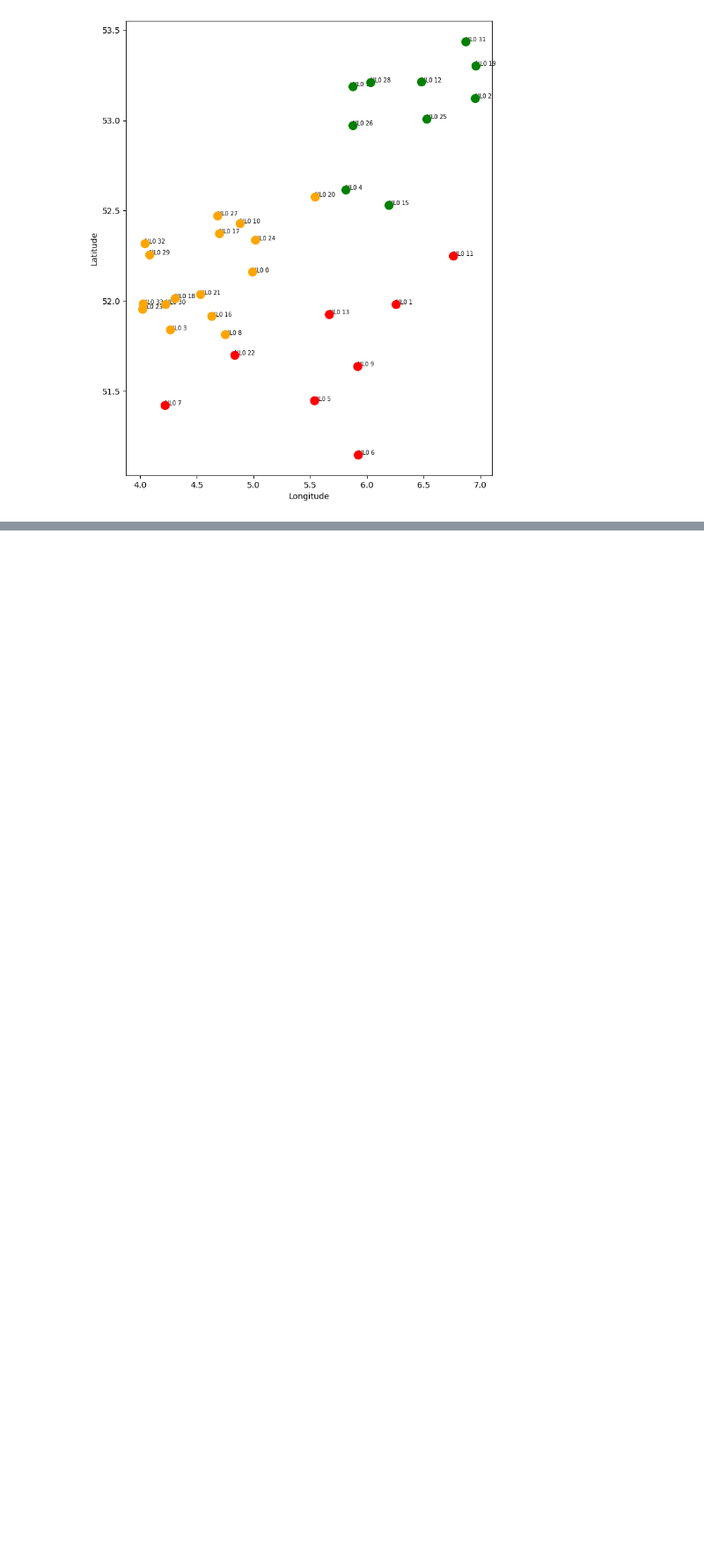
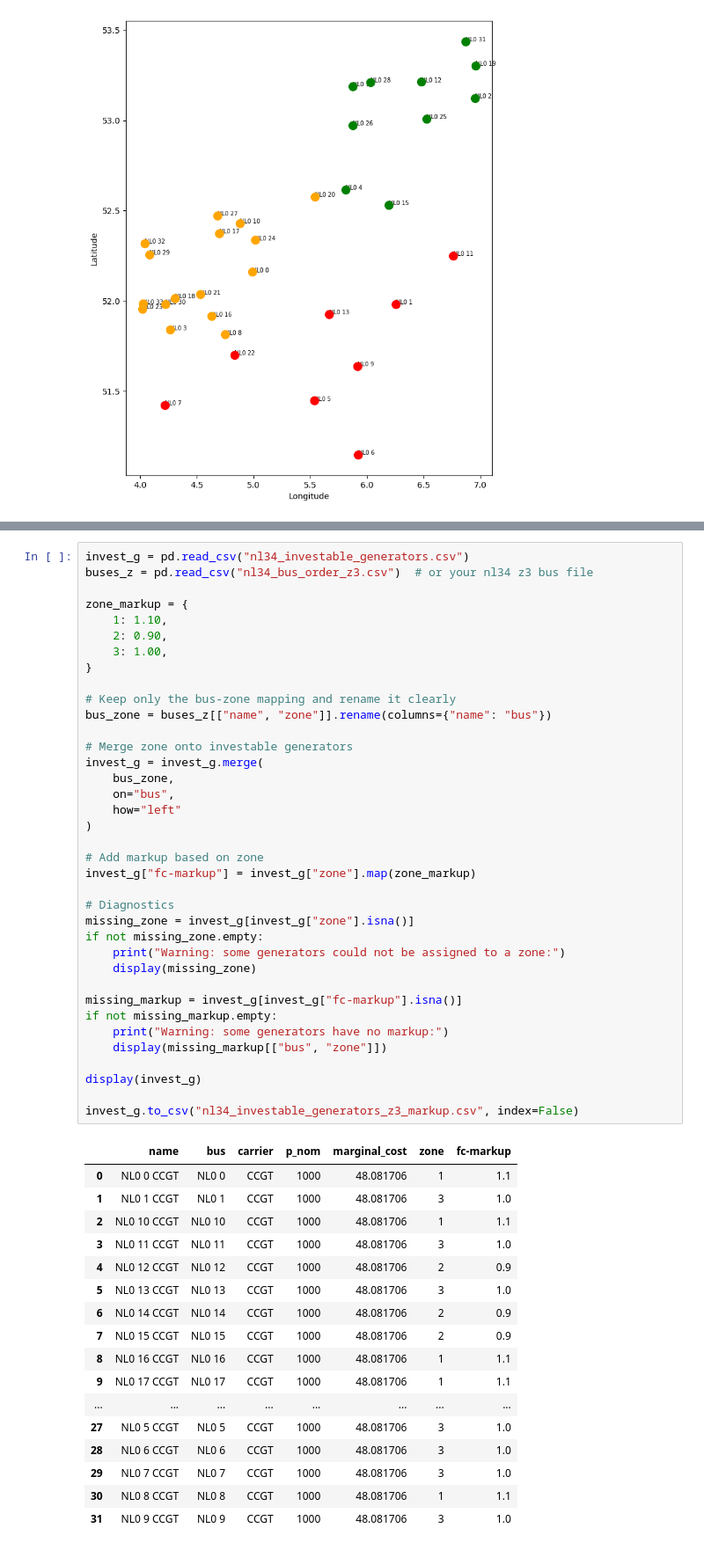
Before and after one commit to alexhtn163/locational-signals-cm, a Jupyter notebook: data/nl34-ptdf.ipynb, the cells around one changed output, grey strips where cells are left out. Shown at 88% size. Saved outputs shown, nothing was run; the diff lists cells and outputs as text; blank space fills up the shorter version.

```diff
--- a/data/nl34-ptdf.ipynb
+++ b/data/nl34-ptdf.ipynb
@@ -430,0 +483,55 @@ print(mec)
+# %%
+invest_g = pd.read_csv("nl34_investable_generators.csv")
+buses_z = pd.read_csv("nl34_bus_order_z3.csv")  # or your nl34 z3 bus file
+
+zone_markup = {
+    1: 1.10,
+    2: 0.90,
+    3: 1.00,
+}
+
+# Keep only the bus-zone mapping and rename it clearly
+bus_zone = buses_z[["name", "zone"]].rename(columns={"name": "bus"})
+
+# Merge zone onto investable generators
+invest_g = invest_g.merge(
+    bus_zone,
+    on="bus",
+    how="left"
+)
+
+# Add markup based on zone
+invest_g["fc-markup"] = invest_g["zone"].map(zone_markup)
+
+# Diagnostics
+missing_zone = invest_g[invest_g["zone"].isna()]
+if not missing_zone.empty:
+    print("Warning: some generators could not be assigned to a zone:")
+    display(missing_zone)
+
+missing_markup = invest_g[invest_g["fc-markup"].isna()]
+if not missing_markup.empty:
+    print("Warning: some generators have no markup:")
+    display(missing_markup[["bus", "zone"]])
+
+display(invest_g)
+
+invest_g.to_csv("nl34_investable_generators_z3_markup.csv", index=False)
+# %% [output]
+|  | name | bus | carrier | p_nom | marginal_cost | zone | fc-markup |
+| 0 | NL0 0 CCGT | NL0 0 | CCGT | 1000 | 48.081706 | 1 | 1.1 |
+| 1 | NL0 1 CCGT | NL0 1 | CCGT | 1000 | 48.081706 | 3 | 1.0 |
+| 2 | NL0 10 CCGT | NL0 10 | CCGT | 1000 | 48.081706 | 1 | 1.1 |
+| 3 | NL0 11 CCGT | NL0 11 | CCGT | 1000 | 48.081706 | 3 | 1.0 |
+| 4 | NL0 12 CCGT | NL0 12 | CCGT | 1000 | 48.081706 | 2 | 0.9 |
+| 5 | NL0 13 CCGT | NL0 13 | CCGT | 1000 | 48.081706 | 3 | 1.0 |
+| 6 | NL0 14 CCGT | NL0 14 | CCGT | 1000 | 48.081706 | 2 | 0.9 |
+| 7 | NL0 15 CCGT | NL0 15 | CCGT | 1000 | 48.081706 | 2 | 0.9 |
+| 8 | NL0 16 CCGT | NL0 16 | CCGT | 1000 | 48.081706 | 1 | 1.1 |
+| 9 | NL0 17 CCGT | NL0 17 | CCGT | 1000 | 48.081706 | 1 | 1.1 |
+| ... | ... | ... | ... | ... | ... | ... | ... |
+| 27 | NL0 5 CCGT | NL0 5 | CCGT | 1000 | 48.081706 | 3 | 1.0 |
+| 28 | NL0 6 CCGT | NL0 6 | CCGT | 1000 | 48.081706 | 3 | 1.0 |
+| 29 | NL0 7 CCGT | NL0 7 | CCGT | 1000 | 48.081706 | 3 | 1.0 |
+| 30 | NL0 8 CCGT | NL0 8 | CCGT | 1000 | 48.081706 | 1 | 1.1 |
+| 31 | NL0 9 CCGT | NL0 9 | CCGT | 1000 | 48.081706 | 3 | 1.0 |
```
Also changed, not shown: parts of 5 cells of this notebook, 17 other files.
